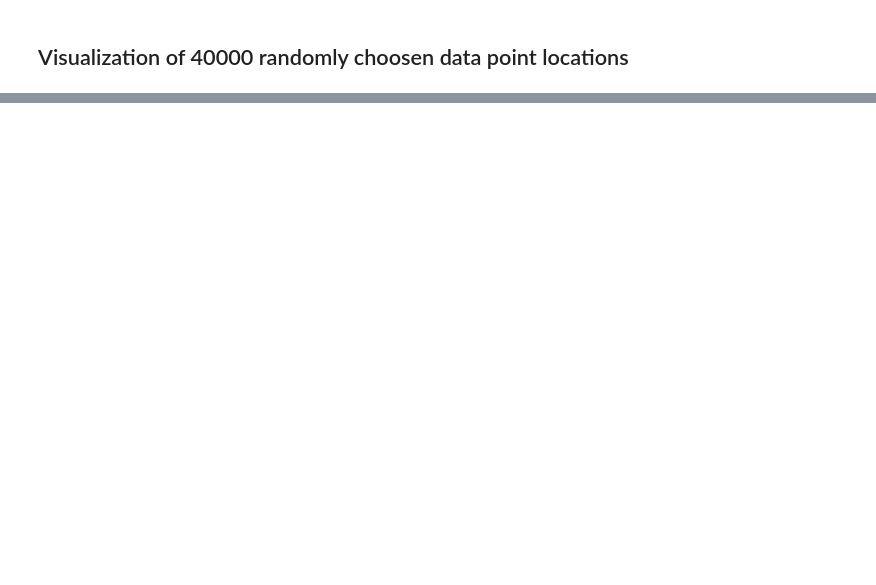
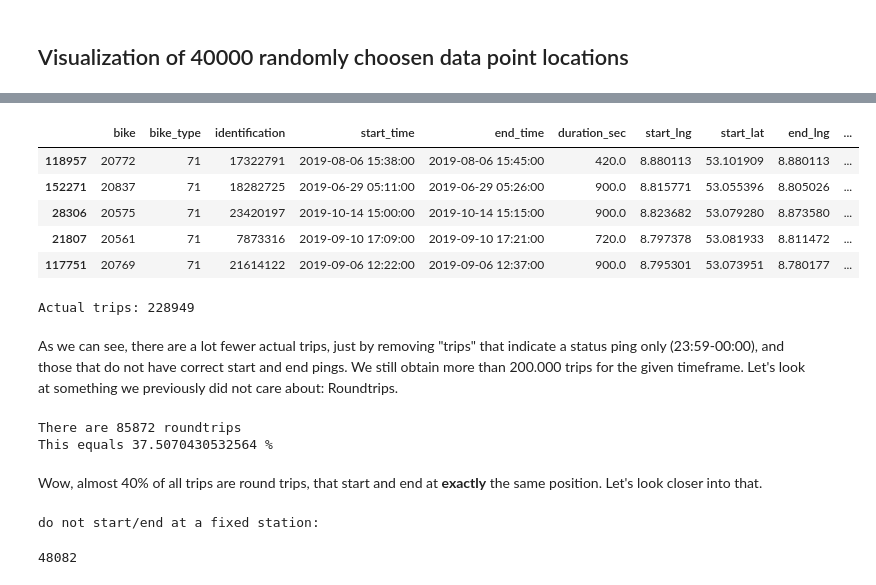
Before and after one commit to janiksudo/PDS_Project, a Jupyter notebook: notebooks/#16_exploration_notebooks_merged.ipynb, the cells around one changed output, grey strips where cells are left out. Drawn from its saved outputs; the diff is of its cells as text; code cells hidden in the pictures; blank space fills up the shorter version.

```diff
--- a/notebooks/#16_exploration_notebooks_merged.ipynb
+++ b/notebooks/#16_exploration_notebooks_merged.ipynb
@@ -379,0 +498,29 @@ plotDataPoints(sample_points['p_lat'], sample_points['p_lng'], zoom=11).save('..
+# %%
+trips.sample(5)
+# %% [output]
+|  | bike | bike_type | identification | start_time | end_time | duration_sec | start_lng | start_lat | end_lng | ... |
+| 118957 | 20772 | 71 | 17322791 | 2019-08-06 15:38:00 | 2019-08-06 15:45:00 | 420.0 | 8.880113 | 53.101909 | 8.880113 | ... |
+| 152271 | 20837 | 71 | 18282725 | 2019-06-29 05:11:00 | 2019-06-29 05:26:00 | 900.0 | 8.815771 | 53.055396 | 8.805026 | ... |
+| 28306 | 20575 | 71 | 23420197 | 2019-10-14 15:00:00 | 2019-10-14 15:15:00 | 900.0 | 8.823682 | 53.079280 | 8.873580 | ... |
+| 21807 | 20561 | 71 | 7873316 | 2019-09-10 17:09:00 | 2019-09-10 17:21:00 | 720.0 | 8.797378 | 53.081933 | 8.811472 | ... |
+| 117751 | 20769 | 71 | 21614122 | 2019-09-06 12:22:00 | 2019-09-06 12:37:00 | 900.0 | 8.795301 | 53.073951 | 8.780177 | ... |
+# %%
+print('Actual trips:', len(trips))
+# %% [output]
+Actual trips: 228949
+# %% [markdown]
+As we can see, there are a lot fewer actual trips, just by removing "trips" that indicate a status ping only (23:59-00:00), and those that do not have correct start and end pings. We still obtain more than 200.000 trips for the given timeframe. Let's look at something we previously did not care about: Roundtrips.
+# %%
+print('There are', trips[(trips['start_lng'] == trips['end_lng']) & (trips['start_lat'] == trips['end_lat'])].bike.count(), 'roundtrips')
+print('This equals', trips[(trips['start_lng'] == trips['end_lng']) & (trips['start_lat'] == trips['end_lat'])].bike.count()/ len(trips) * 100, '%')
+# %% [output]
+There are 85872 roundtrips
+This equals 37.5070430532564 %
+# %% [markdown]
+Wow, almost 40% of all trips are round trips, that start and end at **exactly** the same position. Let's look closer into that.
+# %%
+print('do not start/end at a fixed station:')
+trips[(trips['start_lng'] == trips['end_lng']) & (trips['start_lat'] == trips['end_lat']) & (trips['start_place'] == 0) & (trips['end_place'] == 0)].bike.count()
+# %% [output]
+do not start/end at a fixed station:
+48082
```
Also changed, not shown: parts of 19 cells of this notebook, 1 other file.
